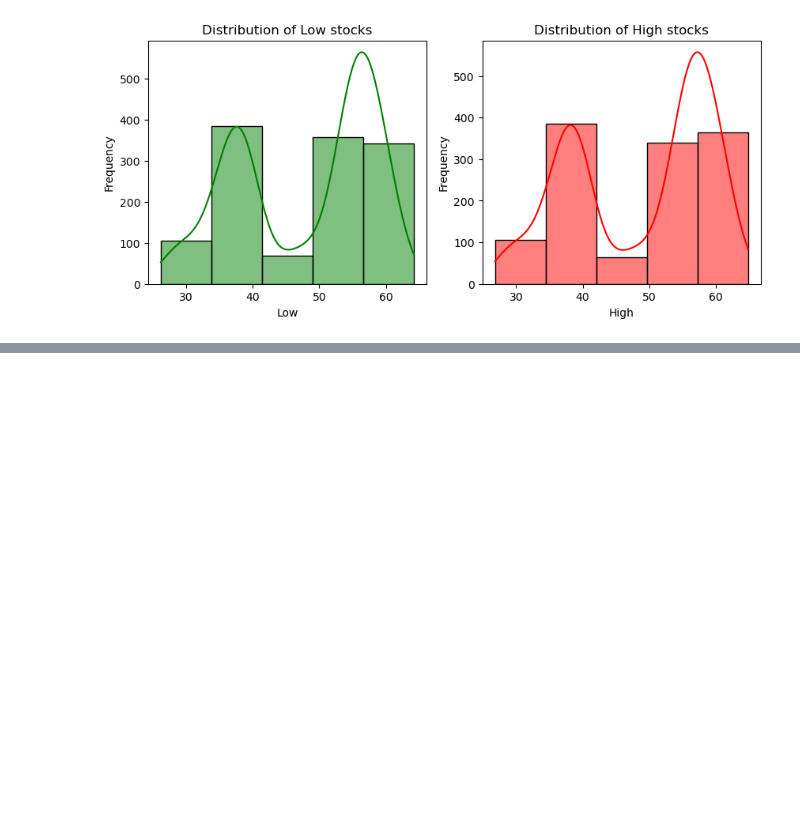
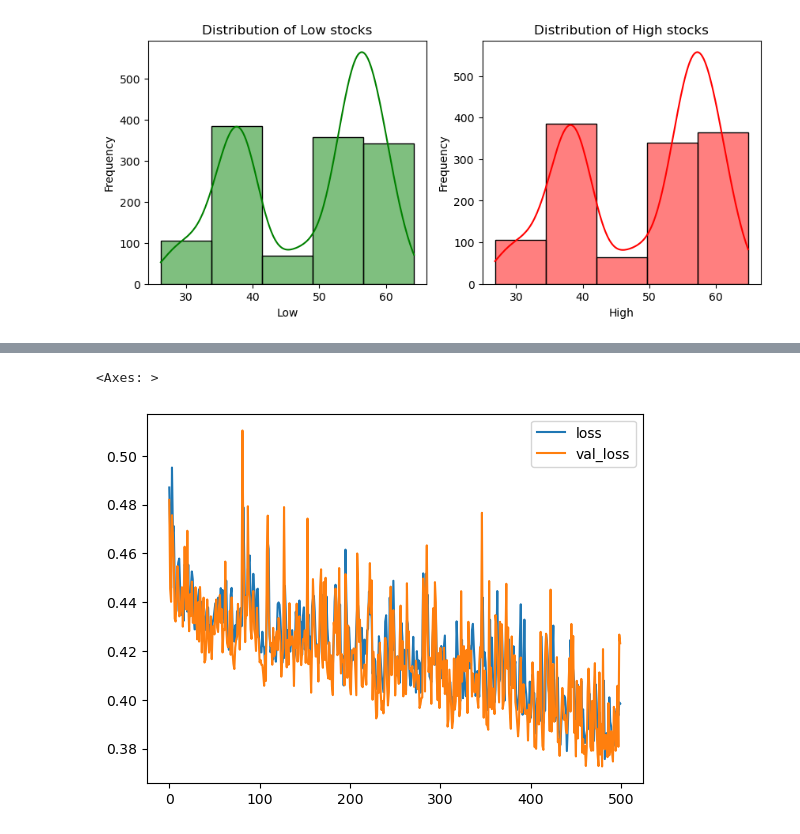
Before and after one commit to OliveKinful/deep_learning_project, a Jupyter notebook: stocks.ipynb, the cells around one changed output, grey strips where cells are left out. Drawn from its saved outputs; the diff is of its cells as text; code cells hidden in the pictures; blank space fills up the shorter version.

Commit message:
Added visualization after the model was trained

```diff
--- a/stocks.ipynb
+++ b/stocks.ipynb
@@ -169,7 +169,7 @@ y_valid = X_scaled['volume']
 # Neural Network Architecture
 model = keras.Sequential([
     #input layer
-    layers.Dense(1024, activation='relu', input_shape=[5]),
+    layers.Dense(1024, activation='relu', input_shape=[4]),
     #hidden layers
     layers.Dense(1024, activation='relu'),
     layers.Dense(1024, activation='relu'),
@@ -182,4 +182,4 @@ model = keras.Sequential([
 model.compile(optimizer='adam',loss='mae')
 # %%
 #Train models
-history = model.fit(X_train, y_train, epochs=50, batch_size=128, validation_data=(X_valid,y_valid), verbose=1)
+history = model.fit(X_train, y_train, batch_size=128,epochs=500, validation_data=(X_valid,y_valid), verbose=0)
@@ -191,0 +186,2 @@ Input 0 of layer "dense_12" is incompatible with the layer: expected axis -1 of
+# %%
+history_df = pd.DataFrame(history.history)
@@ -191,0 +197,5 @@ Input 0 of layer "dense_12" is incompatible with the layer: expected axis -1 of
+# %%
+history_df.loc[:,['loss','val_loss']].plot()
+# %% [output]
+<Axes: >
+[figure, added]
```
Also changed, not shown: parts of 3 cells of this notebook.
